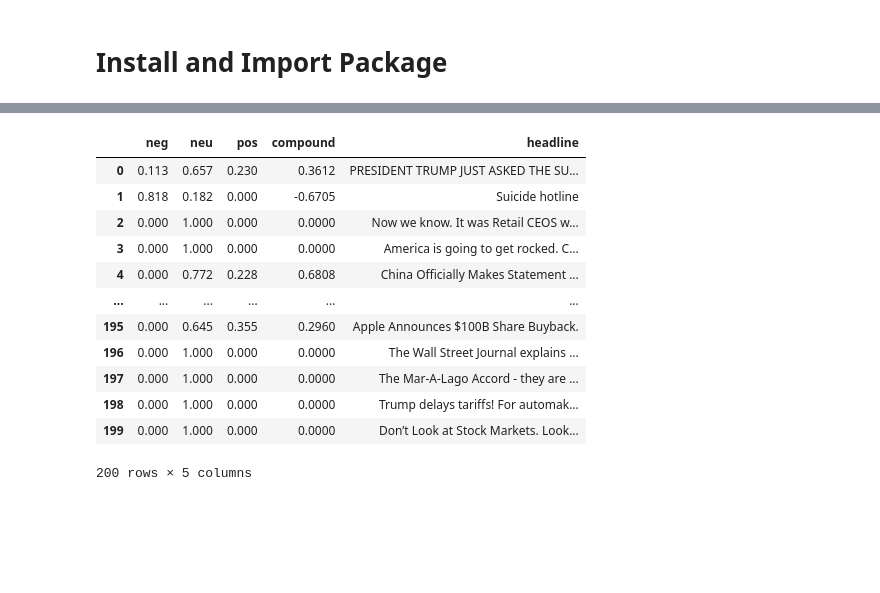
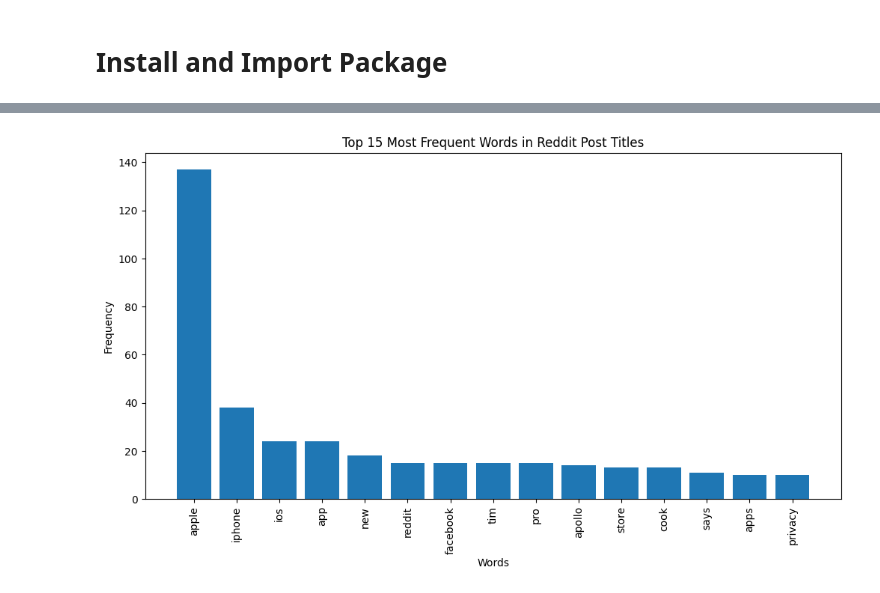
Before and after one commit to Ayumii-ww/fq25819_SEMTM0040, a Jupyter notebook: fq25819Part2.ipynb, the cells around one changed output, grey strips where cells are left out. Drawn from its saved outputs; the diff is of its cells as text; code cells hidden in the pictures; blank space fills up the shorter version.

```diff
--- a/fq25819Part2.ipynb
+++ b/fq25819Part2.ipynb
@@ -180,0 +240,35 @@ False
+# %%
+# --- remove old sentiment columns if they exist ---
+cols_to_remove = ['title_compound', 'Title_Sent']
+top_reddit_posts.drop(columns=[c for c in cols_to_remove if c in top_reddit_posts.columns],
+                      inplace=True)
+
+# --- calculate new sentiment ---
+results = []
+
+for headline in top_reddit_posts['Title']:
+    sentiment = sia.polarity_scores(headline)
+    compound = sentiment['compound']
+
+    if compound >= 0.05:
+        sentiment_class = 'Positive'
+    elif compound <= -0.05:
+        sentiment_class = 'Negative'
+    else:
+        sentiment_class = 'Neutral'
+
+    results.append({
+        'Title_compound': compound,
+        'Title_Sent': sentiment_class
+    })
+
+sentimental_title = pd.DataFrame(results)
+
+# --- attach to table ---
+top_reddit_posts = pd.concat([top_reddit_posts, sentimental_title], axis=1)
+# %%
+# Title word count
+top_reddit_posts["title_word_count"] = top_reddit_posts["Title"].astype(str).str.split().str.len()
+
+# Body word count
+top_reddit_posts["body_word_count"] = top_reddit_posts["Body"].astype(str).str.split().str.len()
@@ -332,22 +343,11 @@ df_results
-# %%
-results = []
-for headline in df['Title']:
-    sentiment = sia.polarity_scores(headline)
-    sentiment['headline'] = headline
-    results.append(sentiment)
-df_results = pd.DataFrame(results)
-df_results
-# %% [output]
-|  | neg | neu | pos | compound | headline |
-| 0 | 0.113 | 0.657 | 0.230 | 0.3612 | PRESIDENT TRUMP JUST ASKED THE SU... |
-| 1 | 0.818 | 0.182 | 0.000 | -0.6705 | Suicide hotline |
-| 2 | 0.000 | 1.000 | 0.000 | 0.0000 | Now we know. It was Retail CEOS w... |
-| 3 | 0.000 | 1.000 | 0.000 | 0.0000 | America is going to get rocked. C... |
-| 4 | 0.000 | 0.772 | 0.228 | 0.6808 | China Officially Makes Statement ... |
-| ... | ... | ... | ... | ... | ... |
-| 195 | 0.000 | 0.645 | 0.355 | 0.2960 | Apple Announces $100B Share Buyback. |
-| 196 | 0.000 | 1.000 | 0.000 | 0.0000 | The Wall Street Journal explains ... |
-| 197 | 0.000 | 1.000 | 0.000 | 0.0000 | The Mar-A-Lago Accord - they are ... |
-| 198 | 0.000 | 1.000 | 0.000 | 0.0000 | Trump delays tariffs! For automak... |
-| 199 | 0.000 | 1.000 | 0.000 | 0.0000 | Don’t Look at Stock Markets. Look... |
-200 rows × 5 columns
+# %%
+plt.figure(figsize=(12, 6))
+words, counts = zip(*top_words)
+plt.bar(words, counts)
+plt.xticks(rotation=90)
+plt.title('Top 15 Most Frequent Words in Reddit Post Titles')
+plt.xlabel('Words')
+plt.ylabel('Frequency')
+plt.show()
+# %% [output]
+[figure, added]
```
Also changed, not shown: parts of 26 cells of this notebook, 9 other files.
